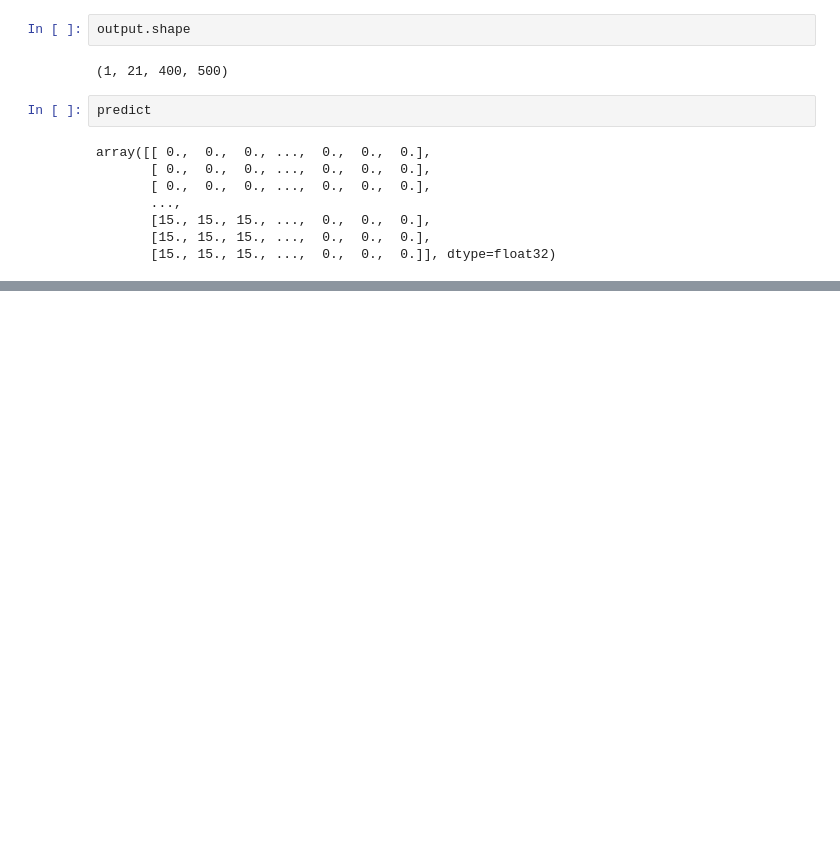
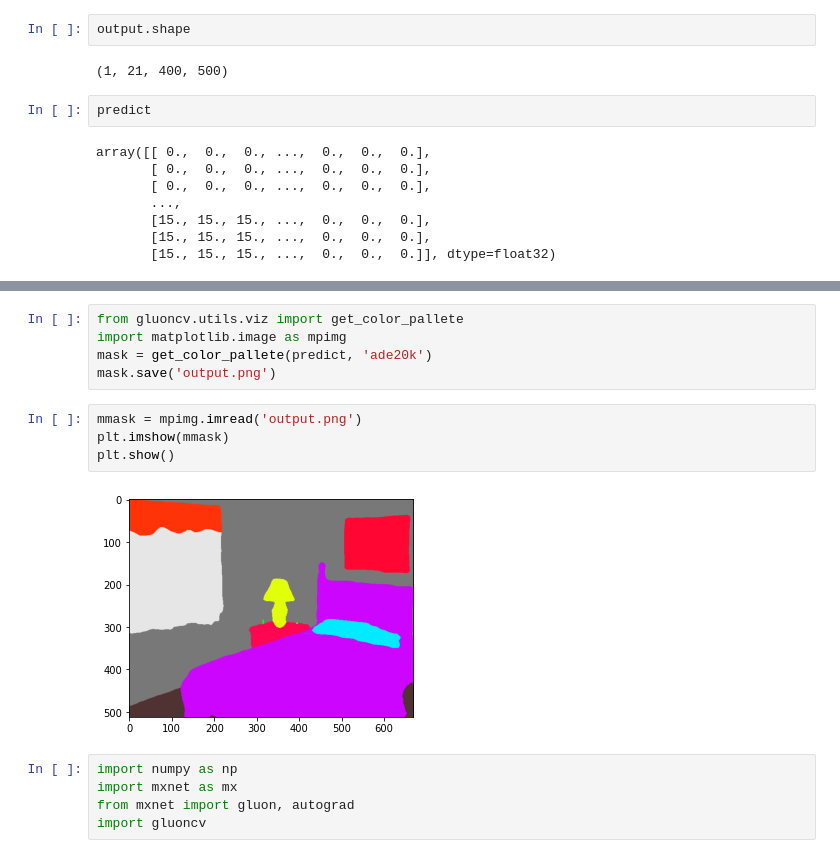
Before and after one commit to e8035669/torch-learning, a Jupyter notebook: python/10-gluoncv-with-pytorch/03-segmentation.ipynb, the cells around one changed output, grey strips where cells are left out. Cells and saved outputs as stored; diff of their text form; blank space fills up the shorter version.

```diff
--- a/python/10-gluoncv-with-pytorch/03-segmentation.ipynb
+++ b/python/10-gluoncv-with-pytorch/03-segmentation.ipynb
@@ -60,0 +105,16 @@ array([[ 0.,  0.,  0., ...,  0.,  0.,  0.],
+# %%
+from gluoncv.utils.viz import get_color_pallete
+import matplotlib.image as mpimg
+mask = get_color_pallete(predict, 'ade20k')
+mask.save('output.png')
+# %%
+mmask = mpimg.imread('output.png')
+plt.imshow(mmask)
+plt.show()
+# %% [output]
+[figure, added]
+# %%
+import numpy as np
+import mxnet as mx
+from mxnet import gluon, autograd
+import gluoncv
```
Also changed, not shown: parts of 17 cells of this notebook, 2 other files.
